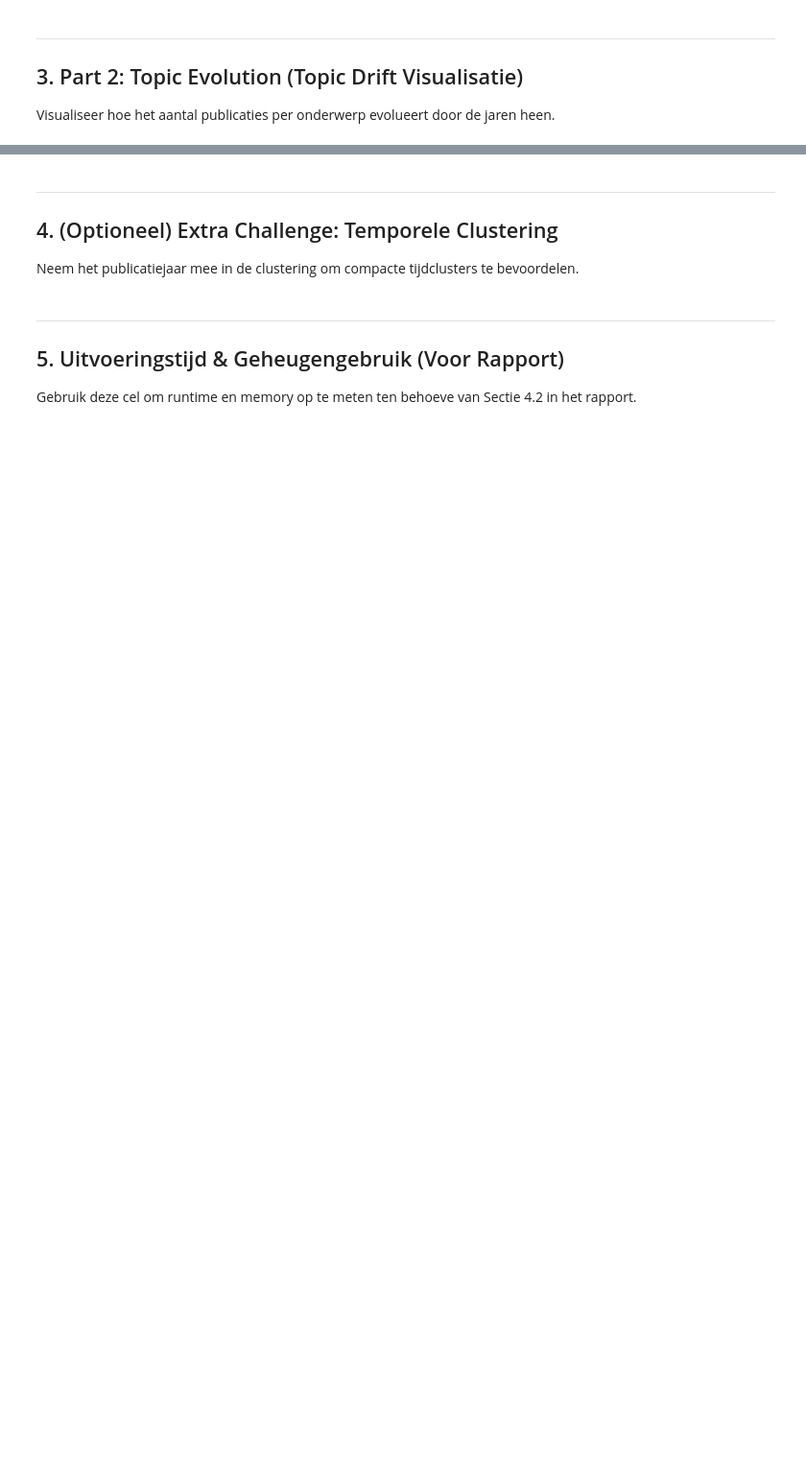
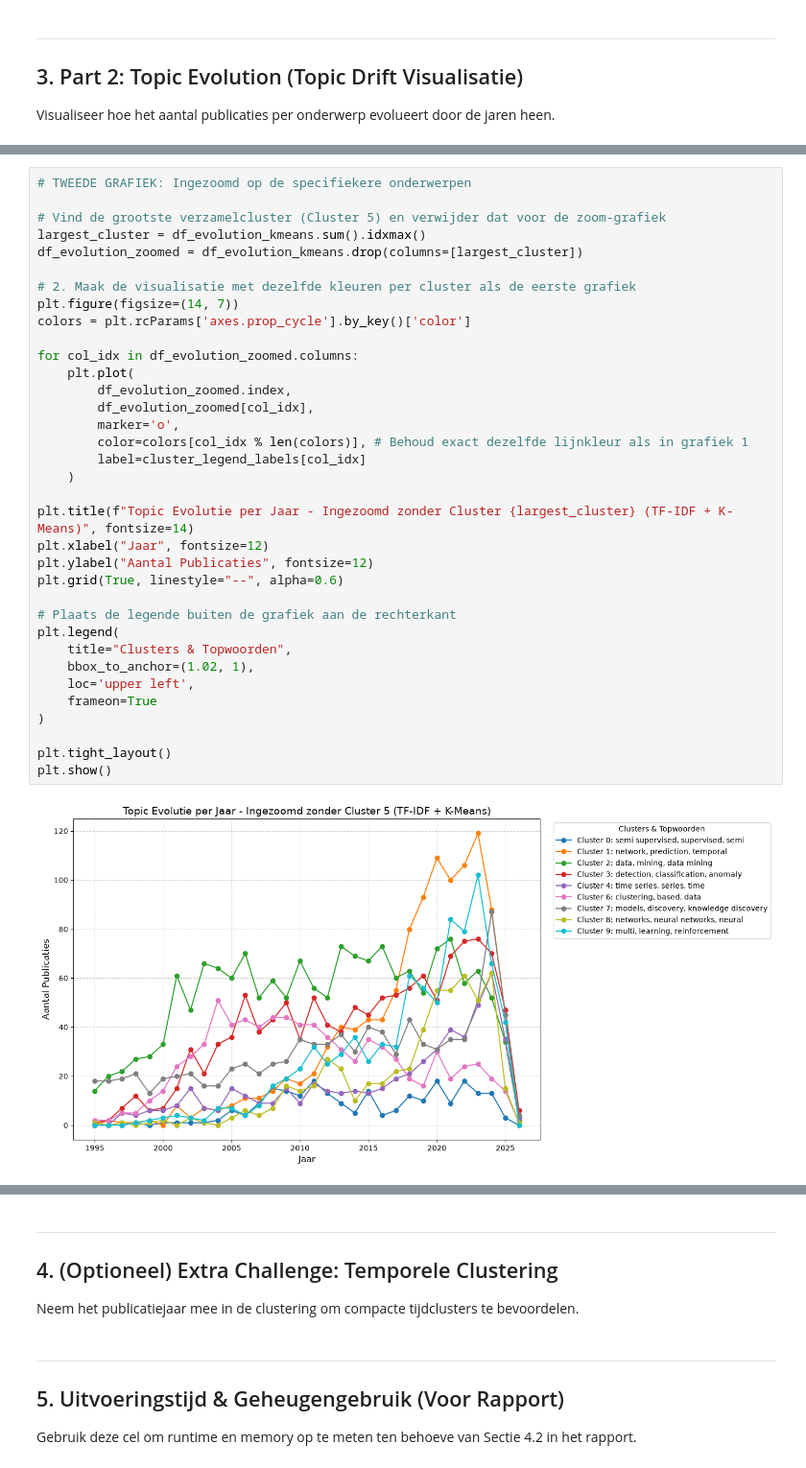
Before and after one commit to MilanM-2262576/Big_Data_2026-2027_Assignment1, a Jupyter notebook: opdracht_2/Topic_Drift.ipynb, the cells around one changed output, grey strips where cells are left out. Shown at 96% size. Cells and saved outputs as stored; diff of their text form; blank space fills up the shorter version.

```diff
--- a/opdracht_2/Topic_Drift.ipynb
+++ b/opdracht_2/Topic_Drift.ipynb
@@ -156,0 +221,37 @@ plt.show()
+# %%
+# TWEEDE GRAFIEK: Ingezoomd op de specifiekere onderwerpen
+
+# Vind de grootste verzamelcluster (Cluster 5) en verwijder dat voor de zoom-grafiek
+largest_cluster = df_evolution_kmeans.sum().idxmax()
+df_evolution_zoomed = df_evolution_kmeans.drop(columns=[largest_cluster])
+
+# 2. Maak de visualisatie met dezelfde kleuren per cluster als de eerste grafiek
+plt.figure(figsize=(14, 7))
+colors = plt.rcParams['axes.prop_cycle'].by_key()['color']
+
+for col_idx in df_evolution_zoomed.columns:
+    plt.plot(
+        df_evolution_zoomed.index,
+        df_evolution_zoomed[col_idx],
+        marker='o',
+        color=colors[col_idx % len(colors)], # Behoud exact dezelfde lijnkleur als in grafiek 1
+        label=cluster_legend_labels[col_idx]
+    )
+
+plt.title(f"Topic Evolutie per Jaar - Ingezoomd zonder Cluster {largest_cluster} (TF-IDF + K-Means)", fontsize=14)
+plt.xlabel("Jaar", fontsize=12)
+plt.ylabel("Aantal Publicaties", fontsize=12)
+plt.grid(True, linestyle="--", alpha=0.6)
+
+# Plaats de legende buiten de grafiek aan de rechterkant
+plt.legend(
+    title="Clusters & Topwoorden",
+    bbox_to_anchor=(1.02, 1),
+    loc='upper left',
+    frameon=True
+)
+
+plt.tight_layout()
+plt.show()
+# %% [output]
+[figure, added]
```
Also changed, not shown: parts of 14 cells of this notebook, 2 other files.
